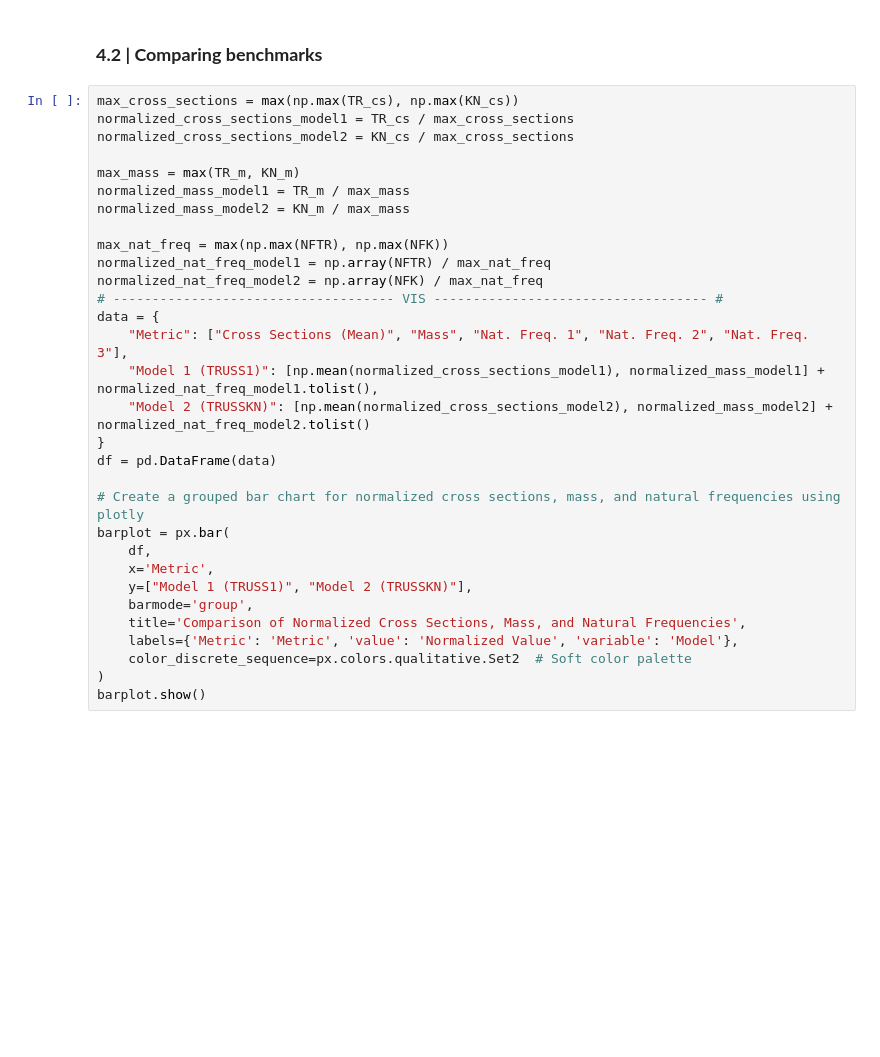
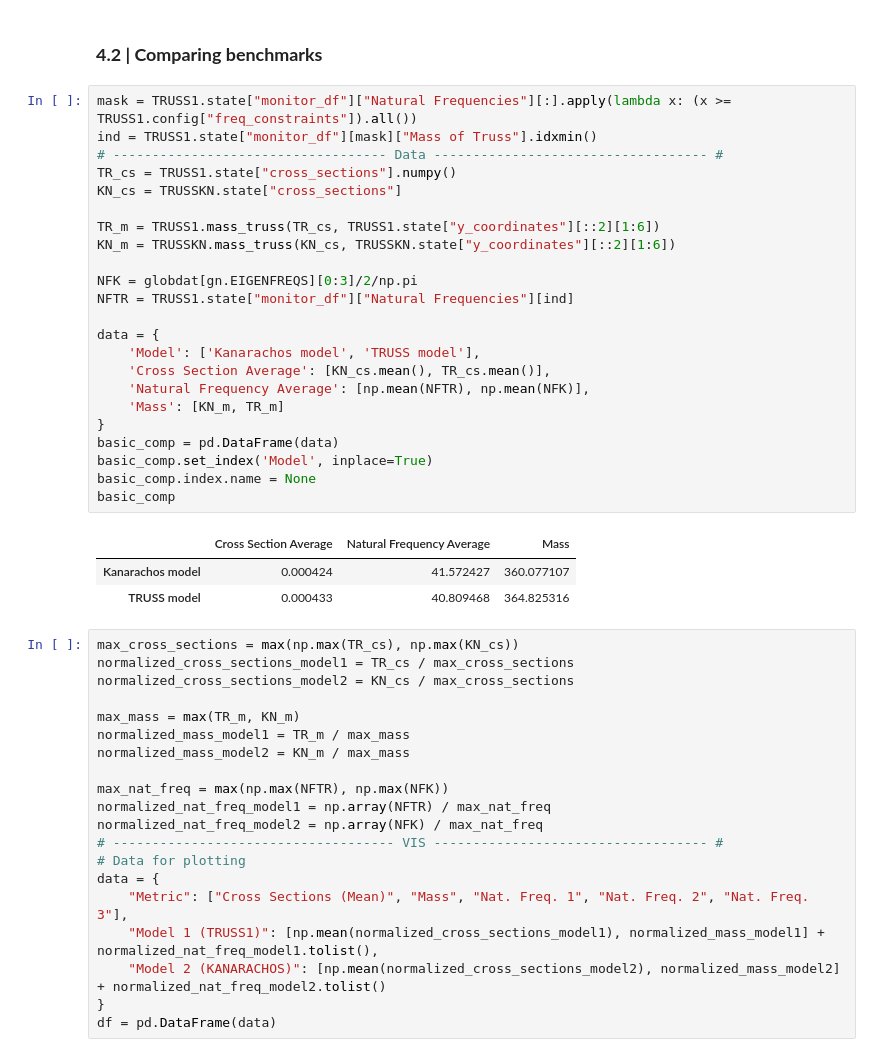
Before and after one commit to Paolo188/TRUSS1, a Jupyter notebook: truss_bridge/TRUSS.ipynb, the cells around one changed output. Cells and saved outputs as stored; diff of their text form; blank space fills up the shorter version.

```diff
--- a/truss_bridge/TRUSS.ipynb
+++ b/truss_bridge/TRUSS.ipynb
@@ -1048,5 +887,32 @@ NameError: name 'best_ind' is not defined
 # %% [markdown]
 ### <strong> 4.2 | Comparing benchmarks </strong>
+# %%
+mask = TRUSS1.state["monitor_df"]["Natural Frequencies"][:].apply(lambda x: (x >= TRUSS1.config["freq_constraints"]).all())
+ind = TRUSS1.state["monitor_df"][mask]["Mass of Truss"].idxmin()
+# ----------------------------------- Data ----------------------------------- #
+TR_cs = TRUSS1.state["cross_sections"].numpy()
+KN_cs = TRUSSKN.state["cross_sections"]
+
+TR_m = TRUSS1.mass_truss(TR_cs, TRUSS1.state["y_coordinates"][::2][1:6])
+KN_m = TRUSSKN.mass_truss(KN_cs, TRUSSKN.state["y_coordinates"][::2][1:6])
+
+NFK = globdat[gn.EIGENFREQS][0:3]/2/np.pi
+NFTR = TRUSS1.state["monitor_df"]["Natural Frequencies"][ind]
+
+data = {
+    'Model': ['Kanarachos model', 'TRUSS model'],
+    'Cross Section Average': [KN_cs.mean(), TR_cs.mean()],
+    'Natural Frequency Average': [np.mean(NFTR), np.mean(NFK)],
+    'Mass': [KN_m, TR_m]
+}
+basic_comp = pd.DataFrame(data)
+basic_comp.set_index('Model', inplace=True)
+basic_comp.index.name = None
+basic_comp
+# %% [output]
+|  | Cross Section Average | Natural Frequency Average | Mass |
+| Kanarachos model | 0.000424 | 41.572427 | 360.077107 |
+| TRUSS model | 0.000433 | 40.809468 | 364.825316 |
 # %%
 max_cross_sections = max(np.max(TR_cs), np.max(KN_cs))
 normalized_cross_sections_model1 = TR_cs / max_cross_sections
@@ -1060,21 +926,10 @@ max_nat_freq = max(np.max(NFTR), np.max(NFK))
 normalized_nat_freq_model1 = np.array(NFTR) / max_nat_freq
 normalized_nat_freq_model2 = np.array(NFK) / max_nat_freq
 # ------------------------------------ VIS ----------------------------------- #
+# Data for plotting
 data = {
     "Metric": ["Cross Sections (Mean)", "Mass", "Nat. Freq. 1", "Nat. Freq. 2", "Nat. Freq. 3"],
     "Model 1 (TRUSS1)": [np.mean(normalized_cross_sections_model1), normalized_mass_model1] + normalized_nat_freq_model1.tolist(),
-    "Model 2 (TRUSSKN)": [np.mean(normalized_cross_sections_model2), normalized_mass_model2] + normalized_nat_freq_model2.tolist()
+    "Model 2 (KANARACHOS)": [np.mean(normalized_cross_sections_model2), normalized_mass_model2] + normalized_nat_freq_model2.tolist()
 }
 df = pd.DataFrame(data)
-
-# Create a grouped bar chart for normalized cross sections, mass, and natural frequencies using plotly
-barplot = px.bar(
-    df,
-    x='Metric',
-    y=["Model 1 (TRUSS1)", "Model 2 (TRUSSKN)"],
-    barmode='group',
-    title='Comparison of Normalized Cross Sections, Mass, and Natural Frequencies',
-    labels={'Metric': 'Metric', 'value': 'Normalized Value', 'variable': 'Model'},
-    color_discrete_sequence=px.colors.qualitative.Set2  # Soft color palette
-)
-barplot.show()
```
Also changed, not shown: parts of 29 cells of this notebook, 2 other files.
